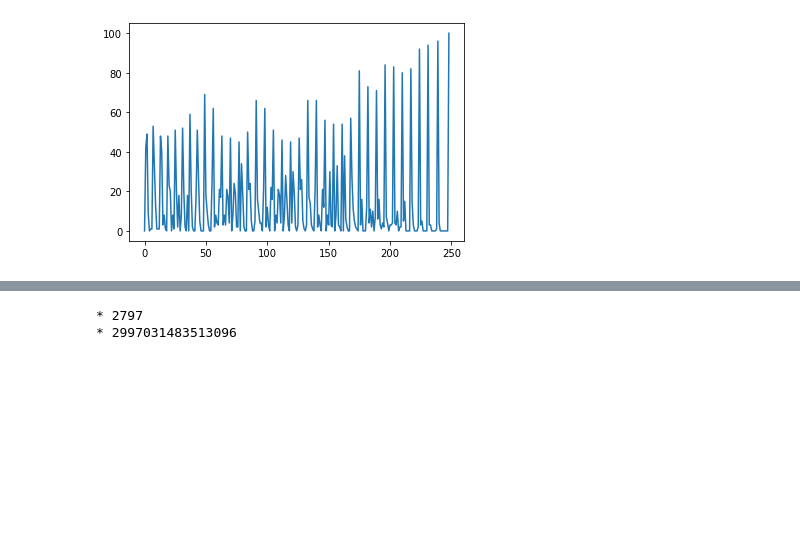
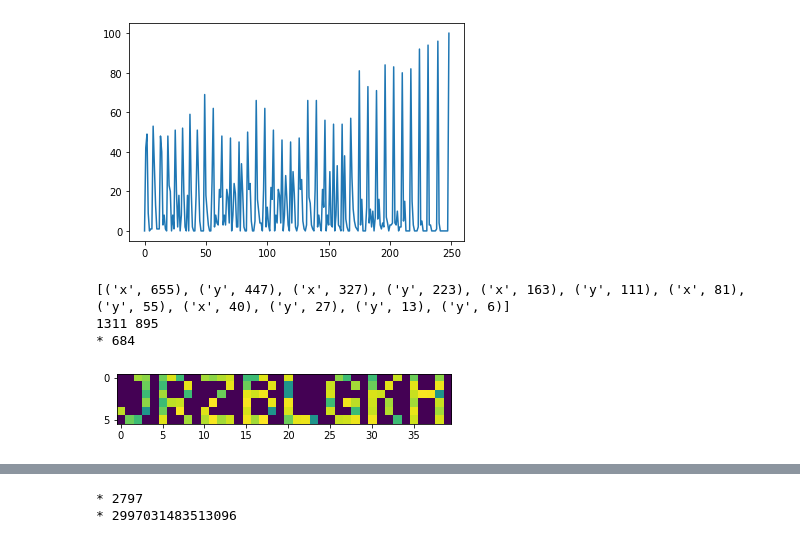
Before and after one commit to xtotdam/adventofcode2021, a Jupyter notebook: AoC 2021.ipynb, the cells around one changed output, grey strips where cells are left out. Cells and saved outputs as stored; diff of their text form; code cells hidden in the pictures; blank space fills up the shorter version.

```diff
--- a/AoC 2021.ipynb
+++ b/AoC 2021.ipynb
@@ -622,3 +622,83 @@ plt.plot(flashes_per_step)
  [0 0 0 0 0 0 0 0 0 0]]
 [<matplotlib.lines.Line2D at 0x...>]
 [figure]
+# %%
+# 13
+src = '''6,10
+0,14
+9,10
+0,3
+10,4
+4,11
+6,0
+6,12
+4,1
+0,13
+10,12
+3,4
+3,0
+8,4
+1,10
+2,14
+8,10
+9,0
+fold along y=7
+fold along x=5'''.split('\n')
+src = readlines(13)
+
+coords = [s for s in src if not 'fold' in s]
+f = [s for s in src if 'fold' in s]
+
+for i,v in enumerate(coords):
+    x,y = map(int, v.split(','))
+    coords[i] = (x, y)
+
+coords = np.array(coords, dtype=int)
+
+folds = list()
+for line in f:
+    d, v = line.split('=')
+    folds.append((d[-1], int(v)))
+print(folds)
+
+xmax = 2 * max(x[1] for x in folds if x[0] == 'x') + 1
+ymax = 2 * max(x[1] for x in folds if x[0] == 'y') + 1
+print(xmax, ymax)
+
+# xmax, ymax = coords.max(axis = 0)
+sheet = np.zeros((xmax, ymax), dtype=int)
+for c in coords:
+    sheet[c[0], c[1]] = 1
+
+# plt.imshow(sheet.T)
+# plt.show()
+
+for i,fold in enumerate(folds):
+    d, c = fold
+
+    if d == 'y':
+        new_sheet = np.zeros((sheet.shape[0], sheet.shape[1] // 2), dtype=int)
+#         print(new_sheet.shape)
+        new_sheet += sheet[:,:sheet.shape[1] // 2]
+        new_sheet += sheet[:,:sheet.shape[1] // 2:-1]
+        sheet = new_sheet
+
+    if d == 'x':
+        new_sheet = np.zeros((sheet.shape[0] // 2, sheet.shape[1]), dtype=int)
+#         print(new_sheet.shape)
+        new_sheet += sheet[:sheet.shape[0] // 2   ,:]
+        new_sheet += sheet[:sheet.shape[0] // 2:-1,:]
+        sheet = new_sheet
+
+    if i == 0:
+        print('*', np.count_nonzero(sheet))
+
+
+plt.imshow((sheet / (sheet+1)).T)
+plt.show()
+print('*', np.count_nonzero(sheet))
+# %% [output]
+[('x', 655), ('y', 447), ('x', 327), ('y', 223), ('x', 163), ('y', 111), ('x', 81), ('y', 55), ('x', 40), ('y', 27), ('y', 13), ('y', 6)]
+1311 895
+* 684
+[figure, added]
```
Also changed, not shown: parts of 3 cells of this notebook, 1 other file.
